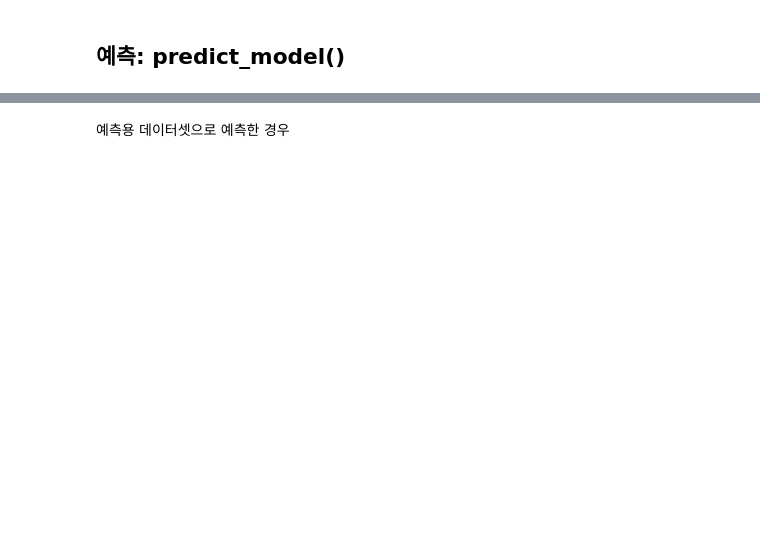
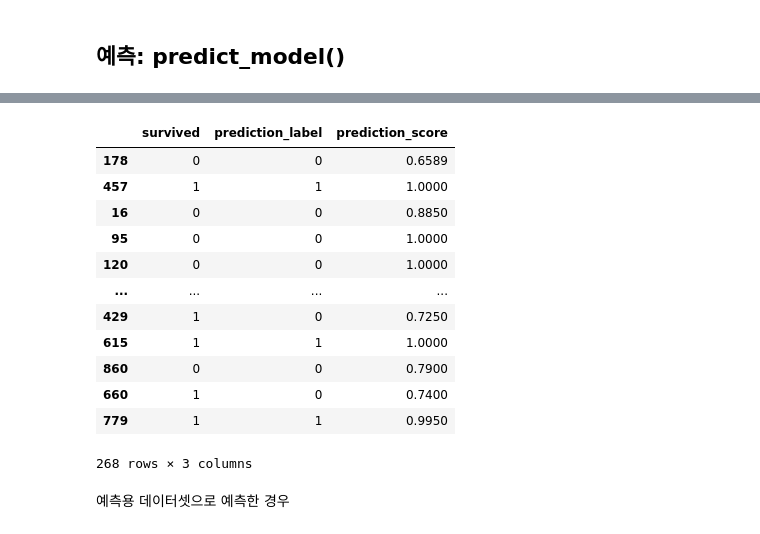
Before and after one commit to teddylee777/auto-ml, a Jupyter notebook: 05-PyCaret/tutorials/01-Classification.ipynb, the cells around one changed output, grey strips where cells are left out. Drawn from its saved outputs; the diff is of its cells as text; code cells hidden in the pictures; blank space fills up the shorter version.

```diff
--- a/05-PyCaret/tutorials/01-Classification.ipynb
+++ b/05-PyCaret/tutorials/01-Classification.ipynb
@@ -394,5 +734,19 @@ result = predict_model(estimator=bagged_dt)
 # %%
-result[['survived','Label', 'Score']]
+result[['survived', 'prediction_label', 'prediction_score']]
+# %% [output]
+|  | survived | prediction_label | prediction_score |
+| 178 | 0 | 0 | 0.6589 |
+| 457 | 1 | 1 | 1.0000 |
+| 16 | 0 | 0 | 0.8850 |
+| 95 | 0 | 0 | 1.0000 |
+| 120 | 0 | 0 | 1.0000 |
+| ... | ... | ... | ... |
+| 429 | 1 | 0 | 0.7250 |
+| 615 | 1 | 1 | 1.0000 |
+| 860 | 0 | 0 | 0.7900 |
+| 660 | 1 | 0 | 0.7400 |
+| 779 | 1 | 1 | 0.9950 |
+268 rows × 3 columns
 # %% [markdown]
 예측용 데이터셋으로 예측한 경우
 # %%
```
Also changed, not shown: parts of 30 cells of this notebook, 3 other files.
